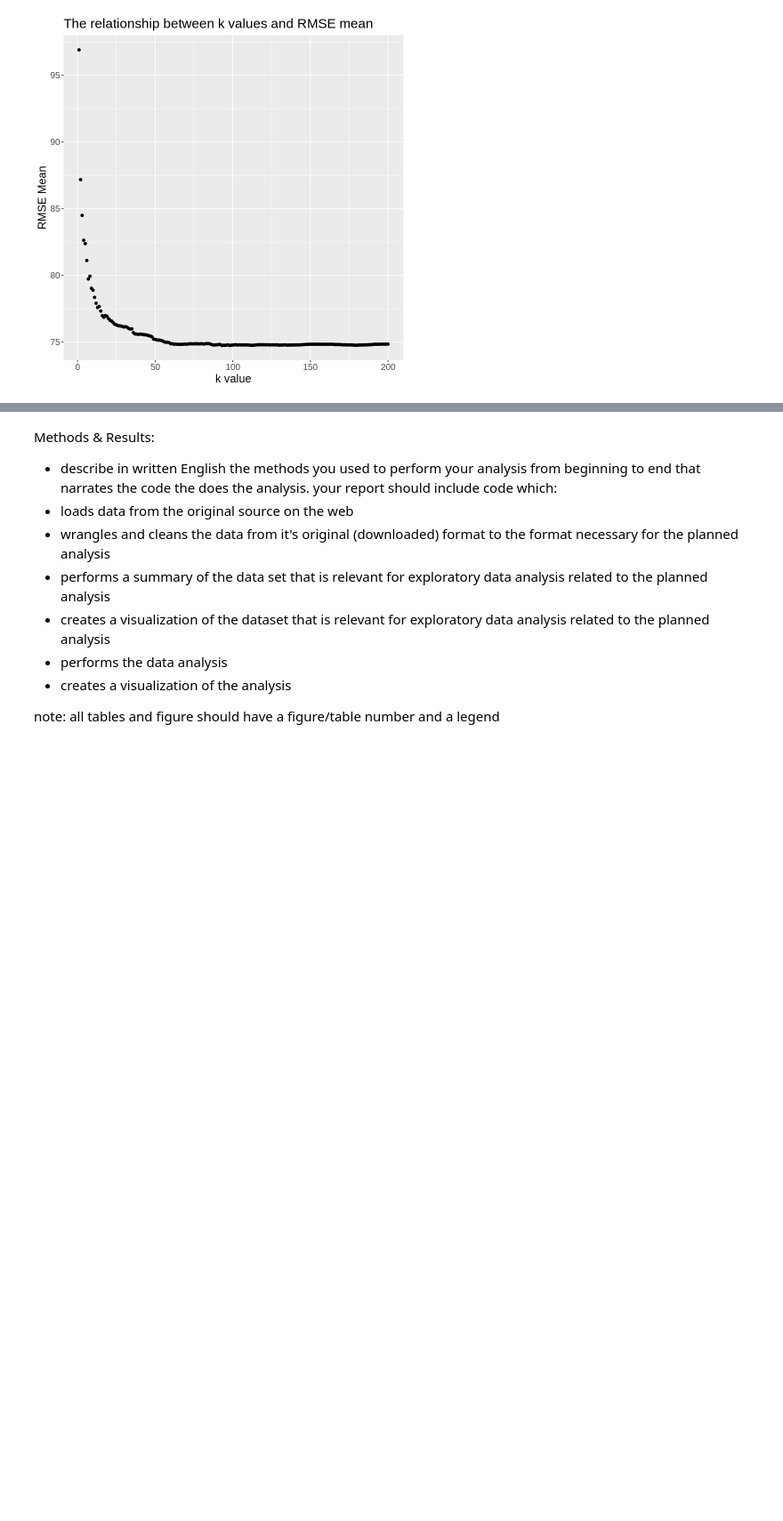
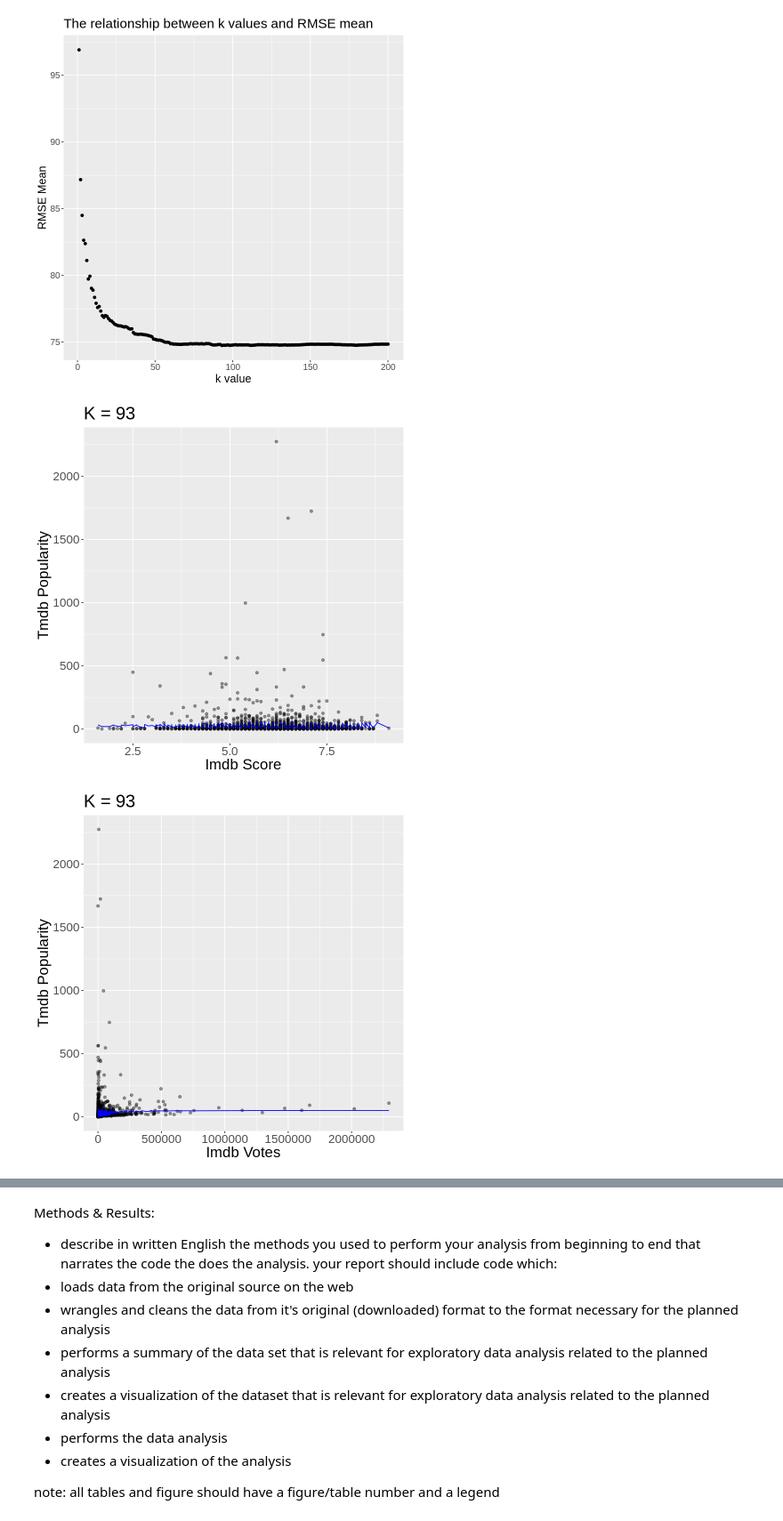
Before and after one commit to sm020402/dsci-100-2022w1-group-98, a Jupyter notebook: project_proposal/report.ipynb, the cells around one changed output, grey strips where cells are left out. Shown at 89% size. Cells and saved outputs as stored; diff of their text form; code cells hidden in the pictures; blank space fills up the shorter version.

Commit message:
Last three visualizations

```diff
--- a/project_proposal/report.ipynb
+++ b/project_proposal/report.ipynb
@@ -271,3 +271,42 @@ theme(text = element_text(size = 15))
 titles_plot
 # %% [output]
 [figure]
+# %%
+set.seed(1) # DO NOT CHANGE
+
+options(repr.plot.width = 7, repr.plot.height = 7)
+
+titles_preds <- titles_best_fit |>
+                predict(titles_training) |>
+                bind_cols(titles_training)
+
+titles_plot_iscore <- ggplot(titles_preds, aes(x = imdb_score, y = tmdb_popularity)) +
+            geom_point(alpha = 0.4) +
+            xlab("Imdb Score") +
+            ylab("Tmdb Popularity") +
+            geom_line(data = titles_preds, aes(x = imdb_score, y = .pred), color = "blue") +
+            ggtitle(paste0("K = ", k_min)) +
+            theme(text = element_text(size = 20))
+
+titles_plot_ivotes <- ggplot(titles_preds, aes(x = imdb_votes, y = tmdb_popularity)) +
+            geom_point(alpha = 0.4) +
+            xlab("Imdb Votes") +
+            ylab("Tmdb Popularity") +
+            geom_line(data = titles_preds, aes(x = imdb_votes, y = .pred), color = "blue") +
+            ggtitle(paste0("K = ", k_min)) +
+            theme(text = element_text(size = 20))
+
+titles_plot_tscore <- ggplot(titles_preds, aes(x = tmdb_score, y = tmdb_popularity)) +
+            geom_point(alpha = 0.4) +
+            xlab("Tmdb Score") +
+            ylab("Tmdb Popularity") +
+            geom_line(data = titles_preds, aes(x = tmdb_score, y = .pred), color = "blue") +
+            ggtitle(paste0("K = ", k_min)) +
+            theme(text = element_text(size = 20))
+
+titles_plot_iscore
+titles_plot_ivotes
+titles_plot_tscore
+# %% [output]
+[figure, added]
+[figure, added]
```
Also changed, not shown: parts of 1 cell of this notebook.
